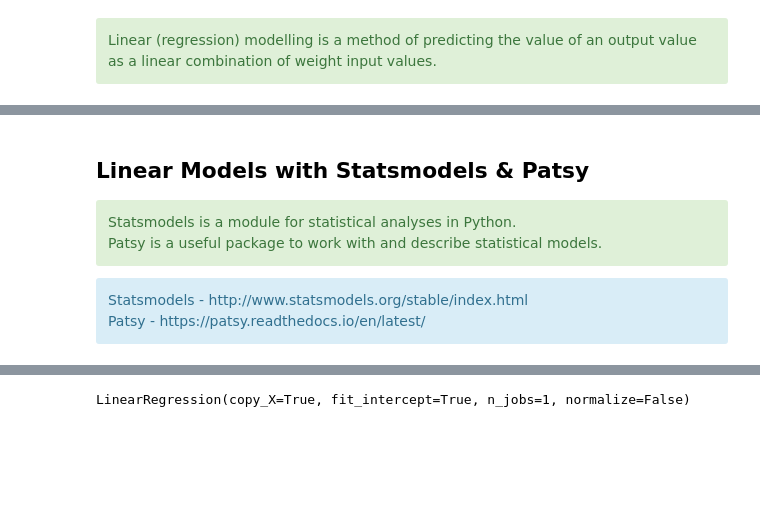
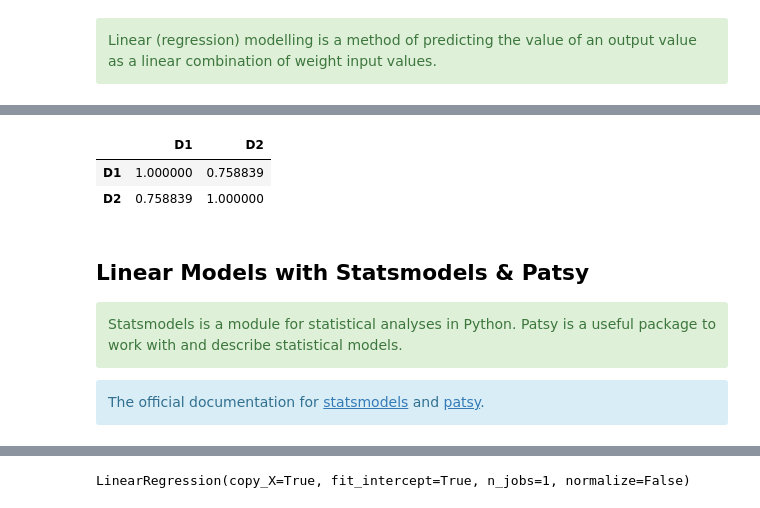
Before and after one commit to COGS108/Tutorials, a Jupyter notebook: 14-LinearModels.ipynb, the cells around one changed output, grey strips where cells are left out. Cells and saved outputs as stored; diff of their text form; code cells hidden in the pictures; blank space fills up the shorter version.

```diff
--- a/14-LinearModels.ipynb
+++ b/14-LinearModels.ipynb
@@ -47,14 +77,23 @@ df.head()
+# %%
+# Check the correlation between D1 & D2 (that it matches what was synthesized)
+df.corr()
+# %% [output]
+|  | D1 | D2 |
+| D1 | 1.000000 | 0.758839 |
+| D2 | 0.758839 | 1.000000 |
 # %% [markdown]
 ## Linear Models with Statsmodels & Patsy
 
 <div class="alert alert-success">
-Statsmodels is a module for statistical analyses in Python. <br>
-Patsy is a useful package to work with and describe statistical models.
+Statsmodels is a module for statistical analyses in Python. Patsy is a useful package to work with and describe statistical models.
 </div>
 
+
 <div class="alert alert-info">
-Statsmodels - http://www.statsmodels.org/stable/index.html <br>
-Patsy - https://patsy.readthedocs.io/en/latest/
+The official documentation for
+<a href=http://www.statsmodels.org/stable/index.html>statsmodels</a>
+and
+<a href=https://patsy.readthedocs.io/en/latest/>patsy</a>.
 </div>
 # %%
 # Patsy gives us an easy way to construct design matrices
```
Also changed, not shown: parts of 27 cells of this notebook, 5 other files.
